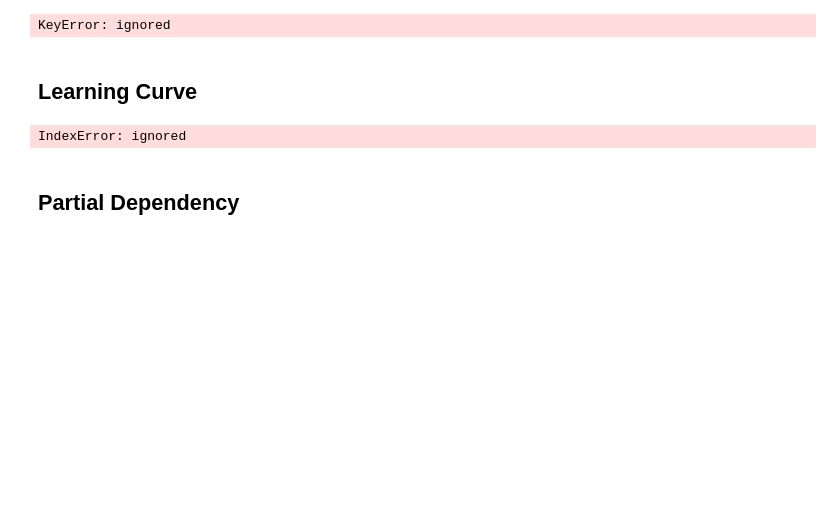
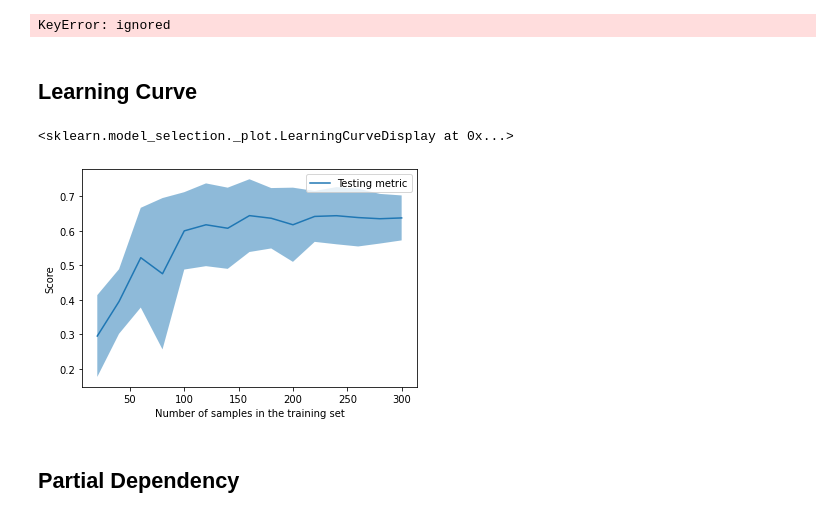
Before and after one commit to marco-luzzara/boardgame-complexity-predictor, a Jupyter notebook: src/predict.ipynb, the cells around one changed output. Drawn from its saved outputs; the diff is of its cells as text; code cells hidden in the pictures; blank space fills up the shorter version.

```diff
--- a/src/predict.ipynb
+++ b/src/predict.ipynb
@@ -396,13 +391,14 @@ KeyError: ignored
 # %%
 from sklearn.model_selection import LearningCurveDisplay
 
-model = models['Linear Models'][8].instance
+model = models['Linear Models'][2].instance
 
 LearningCurveDisplay.from_estimator(
    model, x_all, y_all, train_sizes=list(range(20, int(len(x_all) * 0.8), 20)),
    scoring = 'r2',
-   cv=custom_cv_stratified_regression(5, x_all, y_all, test_size = 0.20, random_state = 0))
+   cv=custom_cv_stratified_regression(5, x_all, y_all, test_size = 0.20, random_state = None))
 # %% [output]
-IndexError: ignored
+<sklearn.model_selection._plot.LearningCurveDisplay at 0x...>
+[figure, added]
 # %% [markdown]
 ## Partial Dependency
```
Also changed, not shown: parts of 11 cells of this notebook.
